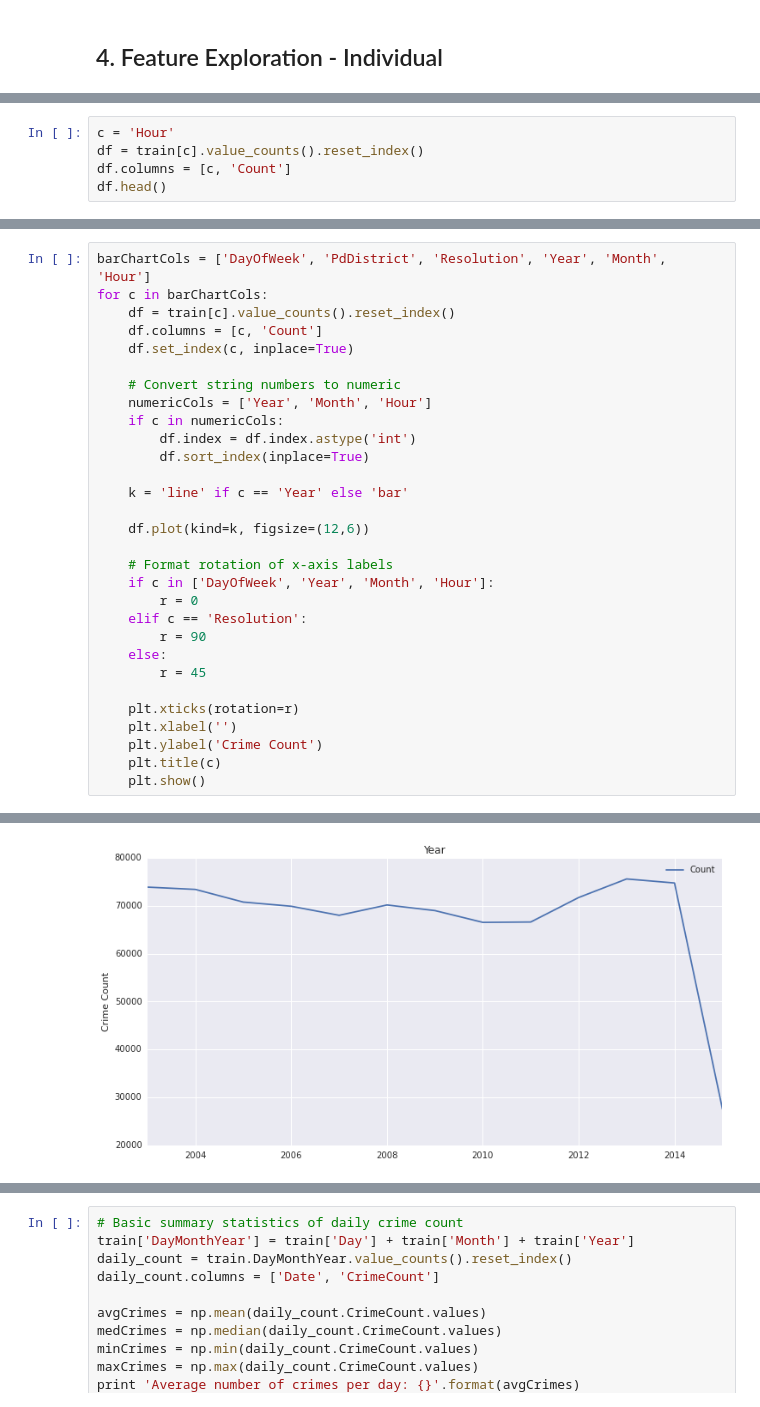
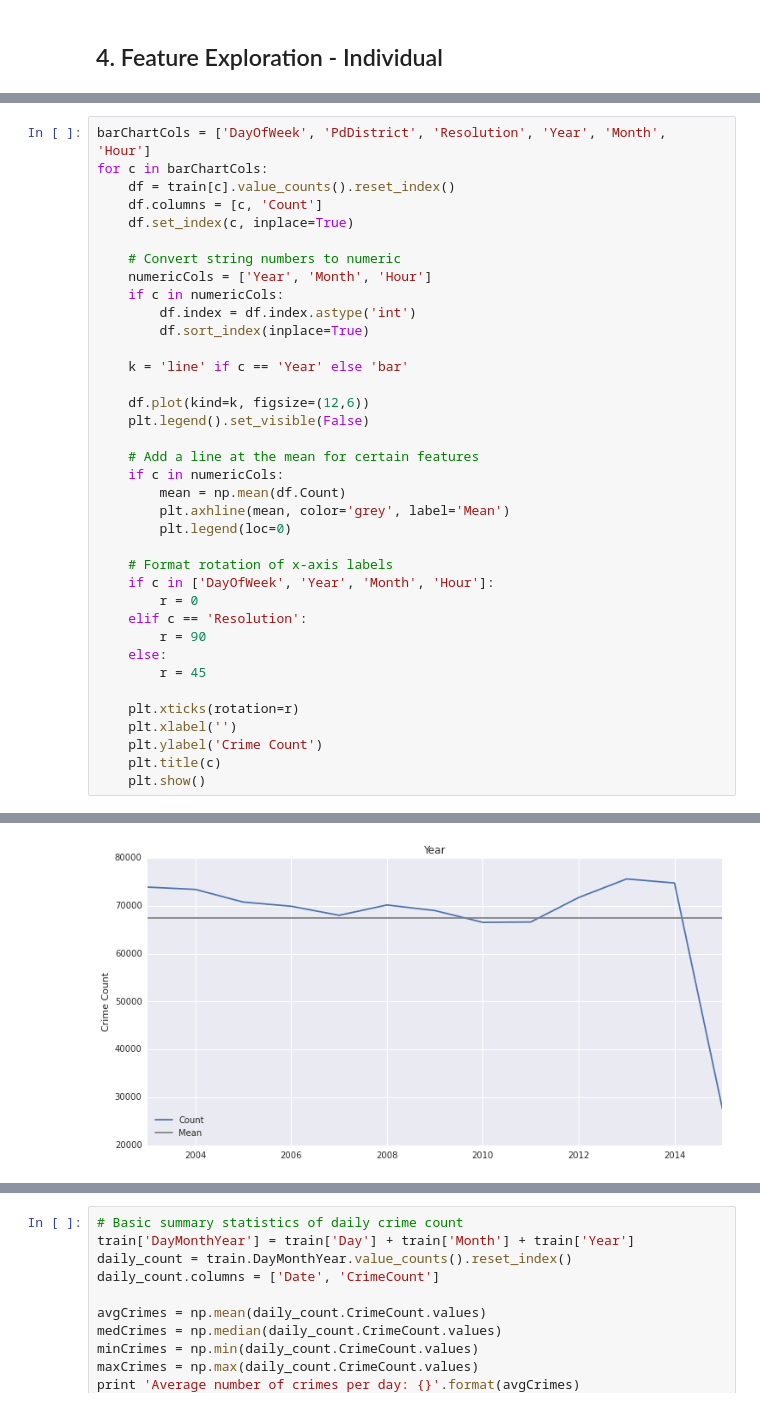
Before and after one commit to carolynamorris/SanFranciscoCrimeClassification, a Jupyter notebook: classification.ipynb, the cells around one changed output, grey strips where cells are left out. Cells and saved outputs as stored; diff of their text form.

```diff
--- a/classification.ipynb
+++ b/classification.ipynb
@@ -106,8 +106,3 @@ Categories: ['WARRANTS' 'OTHER OFFENSES' 'LARCENY/THEFT' 'VEHICLE THEFT' 'VANDAL
  'BAD CHECKS' 'TREA' 'RECOVERED VEHICLE' 'PORNOGRAPHY/OBSCENE MAT']
 
 Number of districts: 10
-# %%
-c = 'Hour'
-df = train[c].value_counts().reset_index()
-df.columns = [c, 'Count']
-df.head()
@@ -139,6 +122,13 @@ for c in barChartCols:
     k = 'line' if c == 'Year' else 'bar'
 
     df.plot(kind=k, figsize=(12,6))
+    plt.legend().set_visible(False)
+
+    # Add a line at the mean for certain features
+    if c in numericCols:
+        mean = np.mean(df.Count)
+        plt.axhline(mean, color='grey', label='Mean')
+        plt.legend(loc=0)
 
     # Format rotation of x-axis labels
     if c in ['DayOfWeek', 'Year', 'Month', 'Hour']:
@@ -160 +150 @@ for c in barChartCols:
-[figure, old version]
+[figure, new version]
```
Also changed, not shown: parts of 6 cells of this notebook.
